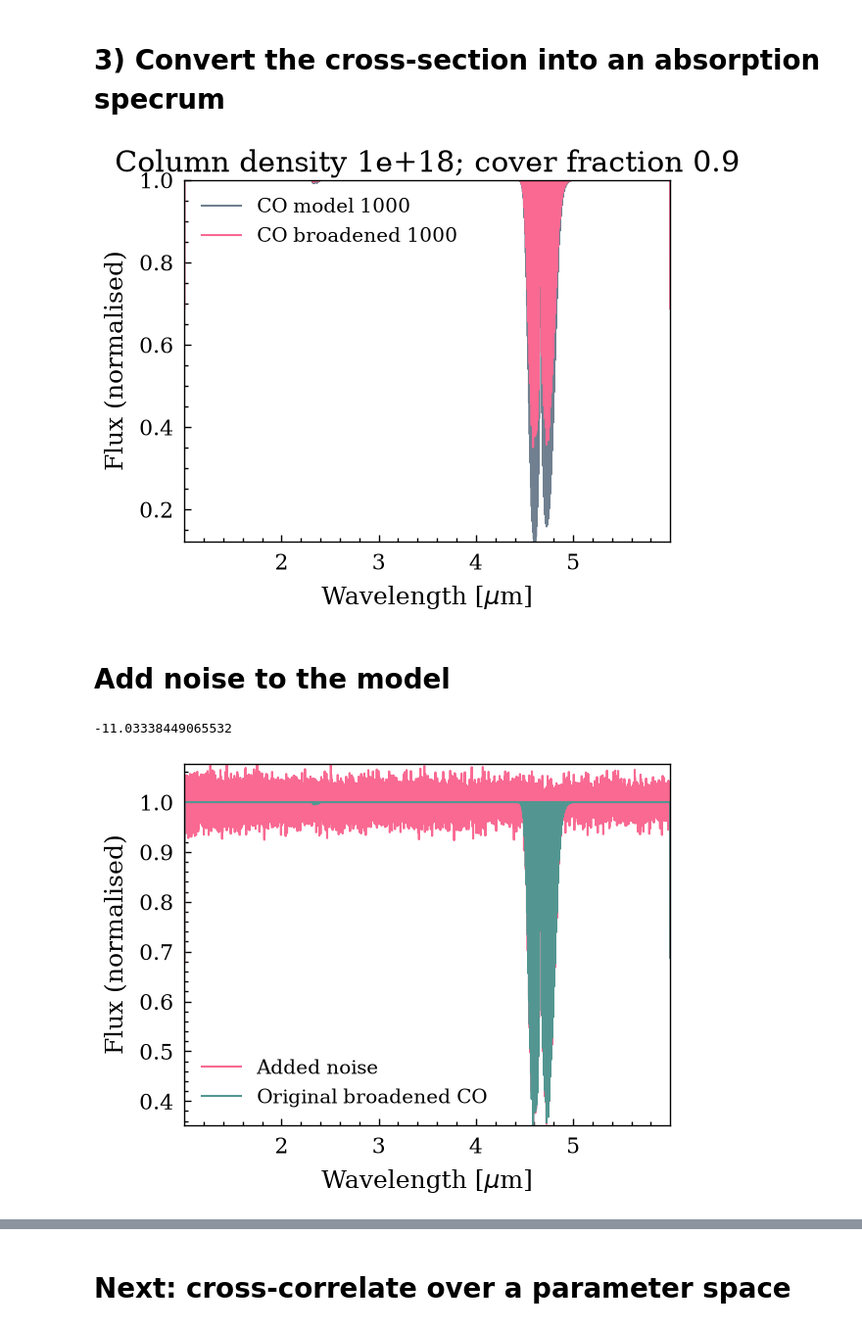
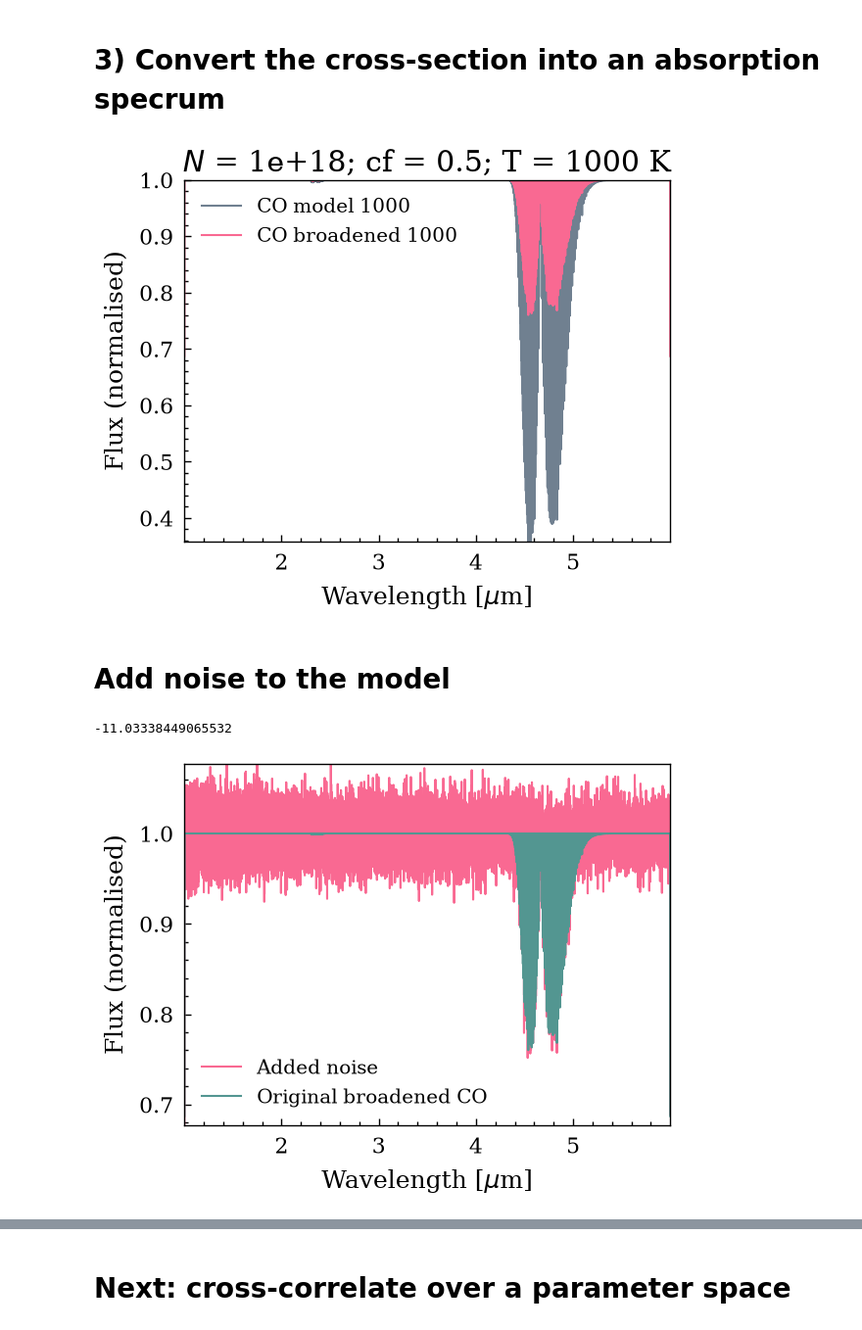
Before and after one commit to allsmurph/Exocomets-Pymolfit, a Jupyter notebook: load_files_for_ccf_new.ipynb, the cells around one changed output, grey strips where cells are left out. Shown at 98% size. Cells and saved outputs as stored; diff of their text form; code cells hidden in the pictures.

```diff
--- a/load_files_for_ccf_new.ipynb
+++ b/load_files_for_ccf_new.ipynb
@@ -142,38 +142,39 @@ def make_co_template(temp, column_density, c_f):
     # a fraction f of the stellar continuum is covered by gas,
     # while the remaining fraction 1-f is unobscured.
 
     transmission = np.exp(-optical_depth)
     absorption = c_f * (1 - transmission)
+    flux = 1 - absorption
 
 
     # use py astronomy to get intrumental broadening
-    broadened = instrBroadGaussFast(model_wavelength, transmission, resolution=10000, equid=True)
+    broadened = instrBroadGaussFast(model_wavelength, flux, resolution=10000, equid=True)
 
     return absorption, transmission, broadened
 
 
 # save for a range of column densities and cover fractions (and eventually temperatures by changing the model file)
 
 column_density = 1e18
 cd_J = 1e25
-cover_fraction = 0.9
-temp = 300
+cover_fraction = 0.5
+temp = 1000
 abs, trans, broad = make_co_template(temp, column_density, cover_fraction)
 model_wavelength, _ = load_co_model(temp)
 
 fig, ax = plt.subplots()
 plt.plot(model_wavelength, trans, c='slategrey', label='CO model 1000 ')
 plt.plot(model_wavelength, broad, label='CO broadened 1000 ')
 #plt.xlim(4.5, 4.52)
 ax.ticklabel_format(useOffset=False)
 #plt.ylim(0.999999, 1)
 plt.ylabel('Flux (normalised)')
 plt.xlabel(r'Wavelength [$\mu$m]')
-plt.title(f'Column density {column_density:.0e}; cover fraction {cover_fraction}')
+plt.title(f'$N$ = {column_density:.0e}; cf = {cover_fraction}; T = {temp} K')
 plt.legend()
 plt.show()
 # %% [output]
-[figure, old version]
+[figure, new version]
 # %% [markdown]
 # Add noise to the model
 # %%
@@ -204,4 +205,4 @@ plt.xlabel(r'Wavelength [$\mu$m]')
 plt.show()
 # %% [output]
 -11.03338449065532
-[figure, old version]
+[figure, new version]
```
Also changed, not shown: parts of 9 cells of this notebook, 1 other file.
